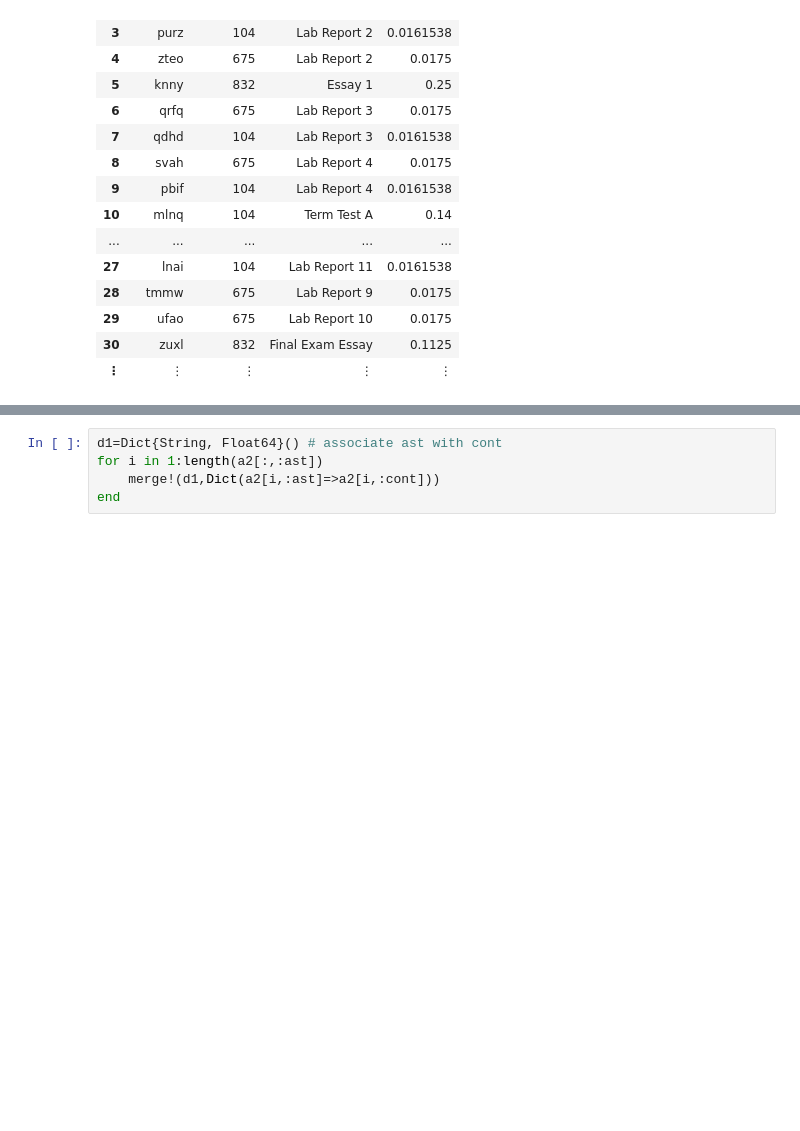
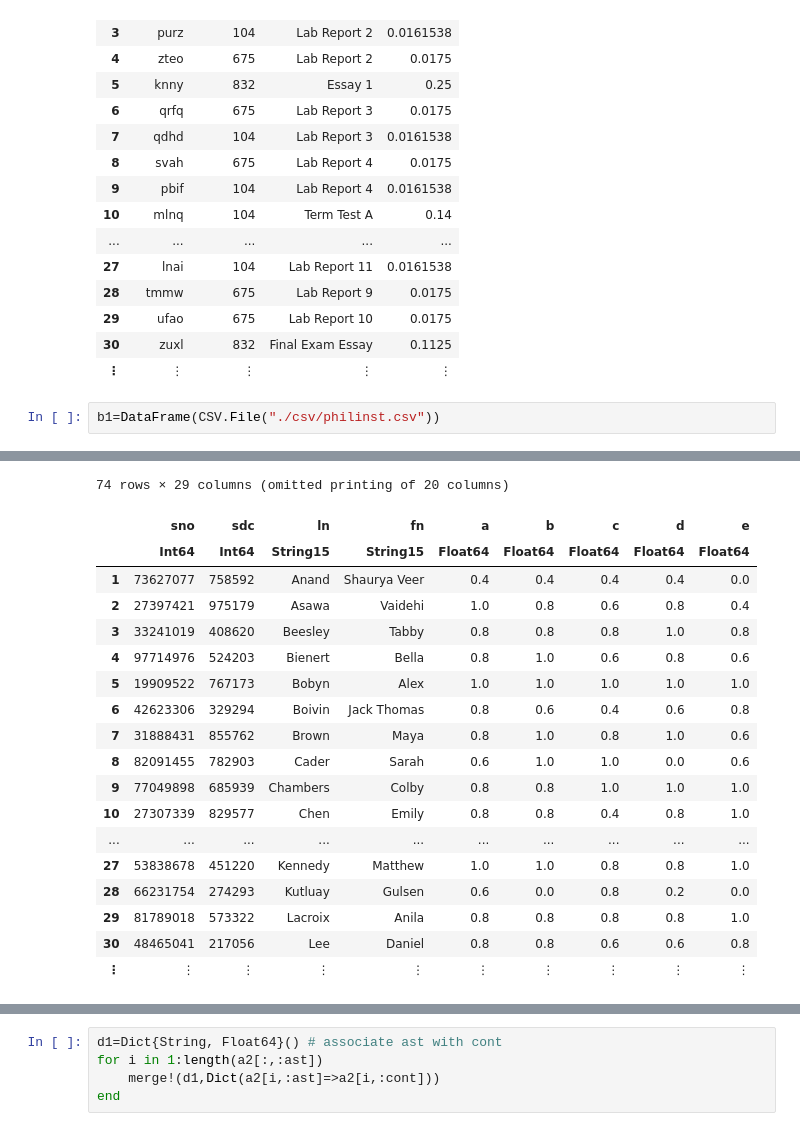
Before and after one commit to evaristegalois/binder-4233, a Jupyter notebook: julia/dw-8838.ipynb, the cells around one changed output, grey strips where cells are left out. Cells and saved outputs as stored; diff of their text form; blank space fills up the shorter version.

```diff
--- a/julia/dw-8838.ipynb
+++ b/julia/dw-8838.ipynb
@@ -22,3 +22,6 @@ a1=DataFrame(CSV.File("./csv/asts.csv"))
 | 29 | ufao | 675 | Lab Report 10 | 0.0175 |
 | 30 | zuxl | 832 | Final Exam Essay | 0.1125 |
 | ⋮ | ⋮ | ⋮ | ⋮ | ⋮ |
+# %%
+b1=DataFrame(CSV.File("./csv/philinst.csv"))
+# %% [output]
@@ -25,3 +30,22 @@ a1=DataFrame(CSV.File("./csv/asts.csv"))
+74 rows × 29 columns (omitted printing of 20 columns)
+|  | sno | sdc | ln | fn | a | b | c | d | e |
+|  | Int64 | Int64 | String15 | String15 | Float64 | Float64 | Float64 | Float64 | Float64 |
+| 1 | 73627077 | 758592 | Anand | Shaurya Veer | 0.4 | 0.4 | 0.4 | 0.4 | 0.0 |
+| 2 | 27397421 | 975179 | Asawa | Vaidehi | 1.0 | 0.8 | 0.6 | 0.8 | 0.4 |
+| 3 | 33241019 | 408620 | Beesley | Tabby | 0.8 | 0.8 | 0.8 | 1.0 | 0.8 |
+| 4 | 97714976 | 524203 | Bienert | Bella | 0.8 | 1.0 | 0.6 | 0.8 | 0.6 |
+| 5 | 19909522 | 767173 | Bobyn | Alex | 1.0 | 1.0 | 1.0 | 1.0 | 1.0 |
+| 6 | 42623306 | 329294 | Boivin | Jack Thomas | 0.8 | 0.6 | 0.4 | 0.6 | 0.8 |
+| 7 | 31888431 | 855762 | Brown | Maya | 0.8 | 1.0 | 0.8 | 1.0 | 0.6 |
+| 8 | 82091455 | 782903 | Cader | Sarah | 0.6 | 1.0 | 1.0 | 0.0 | 0.6 |
+| 9 | 77049898 | 685939 | Chambers | Colby | 0.8 | 0.8 | 1.0 | 1.0 | 1.0 |
+| 10 | 27307339 | 829577 | Chen | Emily | 0.8 | 0.8 | 0.4 | 0.8 | 1.0 |
+| ... | ... | ... | ... | ... | ... | ... | ... | ... | ... |
+| 27 | 53838678 | 451220 | Kennedy | Matthew | 1.0 | 1.0 | 0.8 | 0.8 | 1.0 |
+| 28 | 66231754 | 274293 | Kutluay | Gulsen | 0.6 | 0.0 | 0.8 | 0.2 | 0.0 |
+| 29 | 81789018 | 573322 | Lacroix | Anila | 0.8 | 0.8 | 0.8 | 0.8 | 1.0 |
+| 30 | 48465041 | 217056 | Lee | Daniel | 0.8 | 0.8 | 0.6 | 0.6 | 0.8 |
+| ⋮ | ⋮ | ⋮ | ⋮ | ⋮ | ⋮ | ⋮ | ⋮ | ⋮ | ⋮ |
 # %%
 m1=DataFrame(CSV.File("./csv/marks.csv"))
 # %% [output]
```
Also changed, not shown: parts of 11 cells of this notebook.
